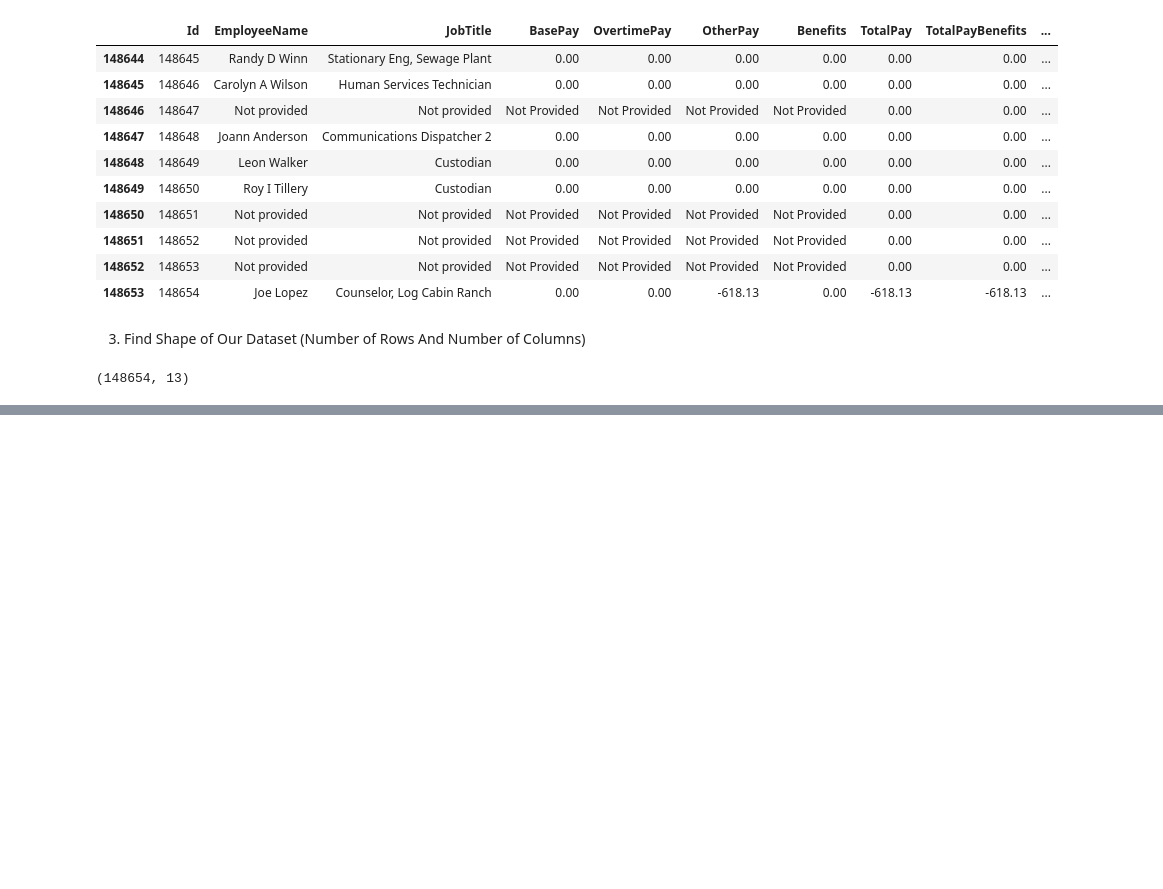
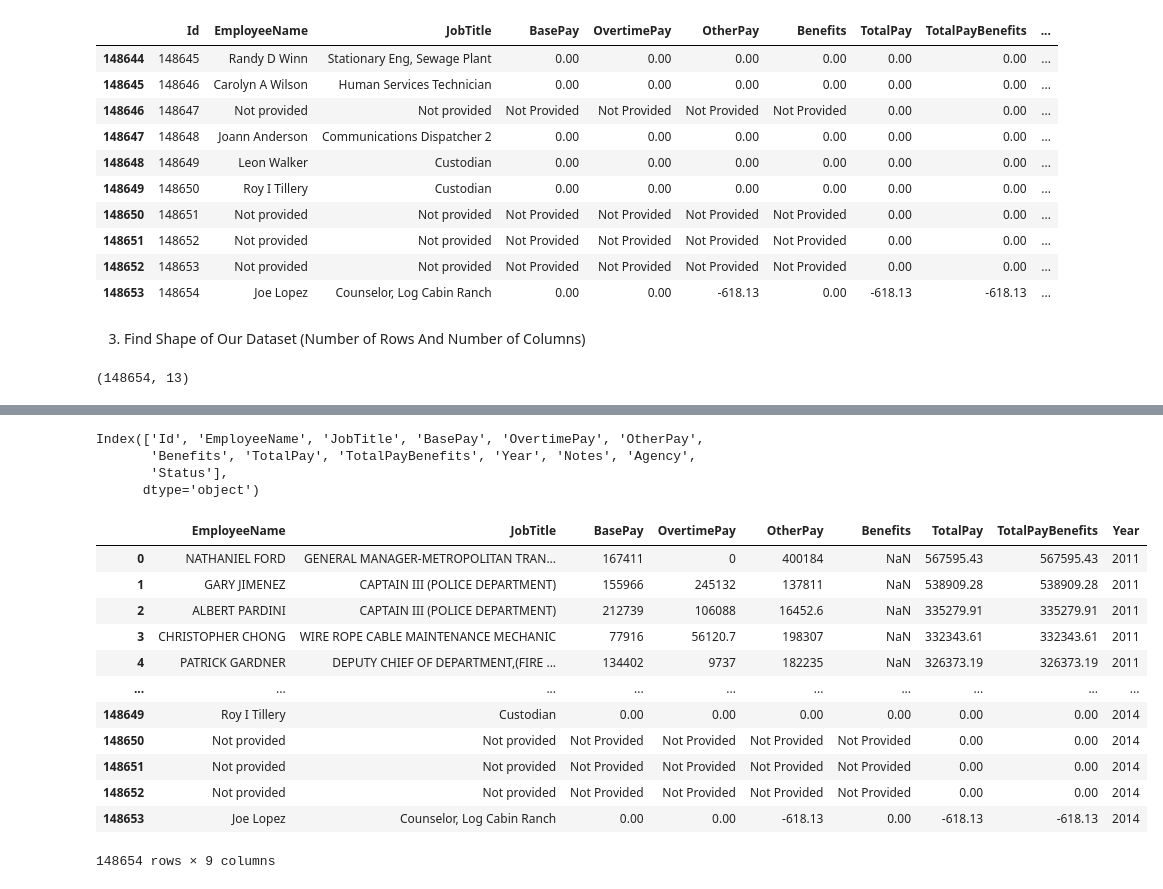
Before and after one commit to achmegantara/employeee-salary-analysis, a Jupyter notebook: salaries.ipynb, the cells around one changed output, grey strips where cells are left out. Cells and saved outputs as stored; diff of their text form; code cells hidden in the pictures; blank space fills up the shorter version.

```diff
--- a/salaries.ipynb
+++ b/salaries.ipynb
@@ -50,0 +93,3 @@ df.shape
+# %%
+data = df.copy()
+data.head()
@@ -50,0 +103,25 @@ df.shape
+# %%
+data.columns
+# %% [output]
+Index(['Id', 'EmployeeName', 'JobTitle', 'BasePay', 'OvertimePay', 'OtherPay',
+       'Benefits', 'TotalPay', 'TotalPayBenefits', 'Year', 'Notes', 'Agency',
+       'Status'],
+      dtype='object')
+# %%
+data = data.drop(['Id', 'Notes', 'Agency', 'Status'], axis=1)
+# %%
+data
+# %% [output]
+|  | EmployeeName | JobTitle | BasePay | OvertimePay | OtherPay | Benefits | TotalPay | TotalPayBenefits | Year |
+| 0 | NATHANIEL FORD | GENERAL MANAGER-METROPOLITAN TRAN... | 167411 | 0 | 400184 | NaN | 567595.43 | 567595.43 | 2011 |
+| 1 | GARY JIMENEZ | CAPTAIN III (POLICE DEPARTMENT) | 155966 | 245132 | 137811 | NaN | 538909.28 | 538909.28 | 2011 |
+| 2 | ALBERT PARDINI | CAPTAIN III (POLICE DEPARTMENT) | 212739 | 106088 | 16452.6 | NaN | 335279.91 | 335279.91 | 2011 |
+| 3 | CHRISTOPHER CHONG | WIRE ROPE CABLE MAINTENANCE MECHANIC | 77916 | 56120.7 | 198307 | NaN | 332343.61 | 332343.61 | 2011 |
+| 4 | PATRICK GARDNER | DEPUTY CHIEF OF DEPARTMENT,(FIRE ... | 134402 | 9737 | 182235 | NaN | 326373.19 | 326373.19 | 2011 |
+| ... | ... | ... | ... | ... | ... | ... | ... | ... | ... |
+| 148649 | Roy I Tillery | Custodian | 0.00 | 0.00 | 0.00 | 0.00 | 0.00 | 0.00 | 2014 |
+| 148650 | Not provided | Not provided | Not Provided | Not Provided | Not Provided | Not Provided | 0.00 | 0.00 | 2014 |
+| 148651 | Not provided | Not provided | Not Provided | Not Provided | Not Provided | Not Provided | 0.00 | 0.00 | 2014 |
+| 148652 | Not provided | Not provided | Not Provided | Not Provided | Not Provided | Not Provided | 0.00 | 0.00 | 2014 |
+| 148653 | Joe Lopez | Counselor, Log Cabin Ranch | 0.00 | 0.00 | -618.13 | 0.00 | -618.13 | -618.13 | 2014 |
+148654 rows × 9 columns
```
Also changed, not shown: parts of 10 cells of this notebook.
